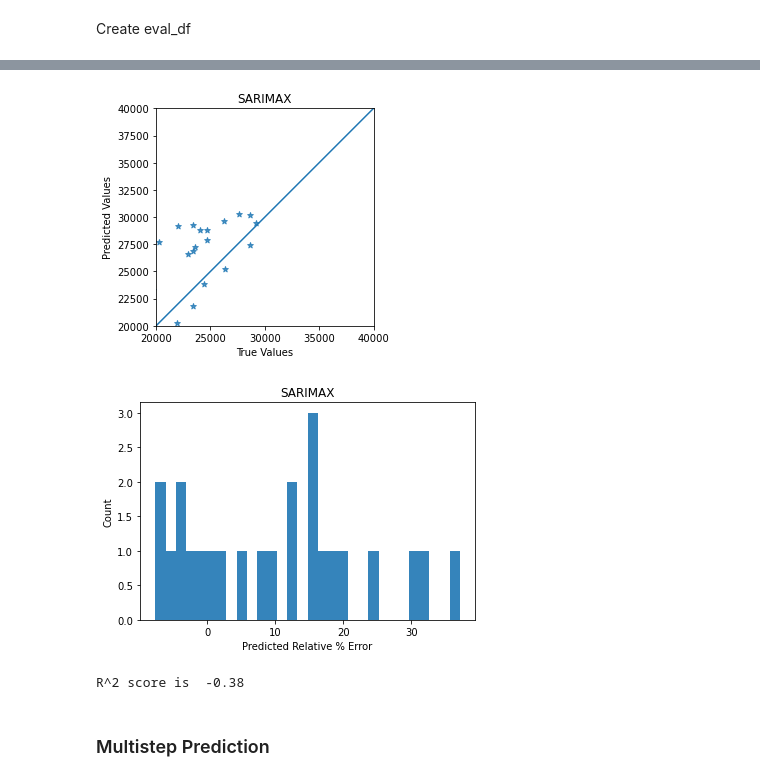
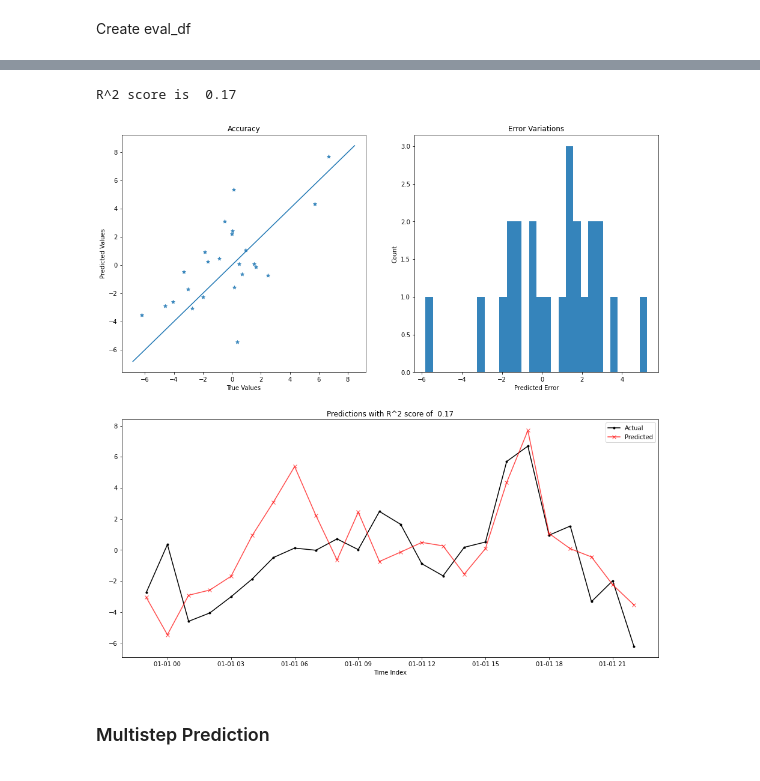
Before and after one commit to Kealtor/Data-Driven-Engineering, a Jupyter notebook: DDE_MachineLearning_Project/02_dde_sarimax.ipynb, the cells around one changed output, grey strips where cells are left out. Drawn from its saved outputs; the diff is of its cells as text; code cells hidden in the pictures.

```diff
--- a/DDE_MachineLearning_Project/02_dde_sarimax.ipynb
+++ b/DDE_MachineLearning_Project/02_dde_sarimax.ipynb
@@ -40,5 +44,5 @@ warnings.simplefilter('ignore', ConvergenceWarning)
 # %% [markdown]
 # Loading Data
 # %%
-combined_df = pd.read_csv("preprocessed_data.csv")
-combined_df = set_timestamp_index(combined_df,"Unnamed: 0")
+base_df = pd.read_csv("preprocessed_data.csv")
+base_df = set_timestamp_index(base_df,"Unnamed: 0")
@@ -61,3 +65,7 @@ combined_df
+# %%
+diff_df = apply_differencing(base_df,[])
+diff_df.index.tz_convert('utc')
+diff_df.freq = '1H'
 # %% [markdown]
 ### Singlestep prediction
 # %% [markdown]
@@ -68,13 +76,18 @@ Creating test-train-split datasets
 train_start = "2015-01-01"
 test_start = "2017-01-01"
 test_end = "2017-01-02"
-combined_df.index.freq = "h"
+base_df.index.freq = "h"
 modeltype = 'SARIMAX'
 namespace = "SARIMAX"
-feature = 'total load actual'
-exog_feature = 'temp'
+feature = 'price actual'
+exog_feature = 'total load actual'
+feature_df = diff_df[[feature]]
+exog_df = diff_df[[exog_feature]]
 
-data_y_train,data_y_test,data_exog_train,data_exog_test = create_sarimax_test_train_split(combined_df,feature,exog_feature,train_start=train_start,test_start=test_start,test_end=test_end,)
+_,data_y_train = create_split(base_df,feature_df,train_start,test_start)
+_,data_y_test = create_split(base_df,feature_df,test_start,test_end)
+_,data_exog_train = create_split(base_df,exog_df,train_start,test_start)
+_,data_exog_test = create_split(base_df,exog_df,test_start,test_end)
 # %% [markdown]
 Scaling dataset with MinMaxScaler
 # %%
@@ -166,10 +211,20 @@ for t in range(0, test_ts.shape[0], horizon):
 # %% [markdown]
 Create eval_df
 # %%
-%%skip $SKIP_SARIMAX
+# %%skip $SKIP_SARIMAX
+# print(predictions)
+# print(test_ts)
+predictions
+predictions = np.array(predictions).reshape((-1,1))
+predictions = scaler_1.inverse_transform(predictions)
+data_y_test = scaler_1.inverse_transform(data_y_test)
+data_y_test = pd.Series(data_y_test[:,0],index=test_ts.index)
+predictions = pd.Series(predictions[:,0],index=test_ts.index)
+eval_df = create_eval_df(predictions,data_y_test)
 
-eval_df = pd.DataFrame(predictions)
-eval_df.columns = ['Prediction']
-eval_df=(eval_df.set_index(data_y_test.index))
-eval_df['Actual'] = data_y_test
-eval_df[['Prediction', 'Actual']] = scaler_1.inverse_transform(eval_df[['Prediction', 'Actual']])
+
+# eval_df = pd.DataFrame(predictions)
+# eval_df.columns = ['Prediction']
+# eval_df=(eval_df.set_index(data_y_test.index))
+# eval_df['Actual'] = data_y_test
+# eval_df[['Prediction', 'Actual']] =
@@ -182,22 +231,8 @@ fig = plot_predictions(eval_df,horizon,modeltype,feature,f"./{modeltype}/predict
-# %%
-%%skip $SKIP_SARIMAX
-
-fig = plot_accuracy(eval_df,modeltype,f"./{modeltype}/accuracy_{namespace}")
-# %% [output]
-[figure, removed]
-# %%
-%%skip $SKIP_SARIMAX
-
-fig = plot_error_variations(eval_df,modeltype,f"./{modeltype}/error_variations_{namespace}")
-# %% [output]
-[figure, removed]
-# %%
-%%skip $SKIP_SARIMAX
-
-Score_sarimax = r2_score(eval_df['Actual'],eval_df['Prediction'])
-print('R^2 score is  %3.2f' %np.mean(Score_sarimax))
-# %% [output]
-R^2 score is  -0.38
+# %%
+fig = plot_evaluation(eval_df)
+# %% [output]
+R^2 score is  0.17
+[figure, added]
 # %% [markdown]
 ### Multistep Prediction
 # %% [markdown]
```
Also changed, not shown: parts of 8 cells of this notebook, 45 other files.
